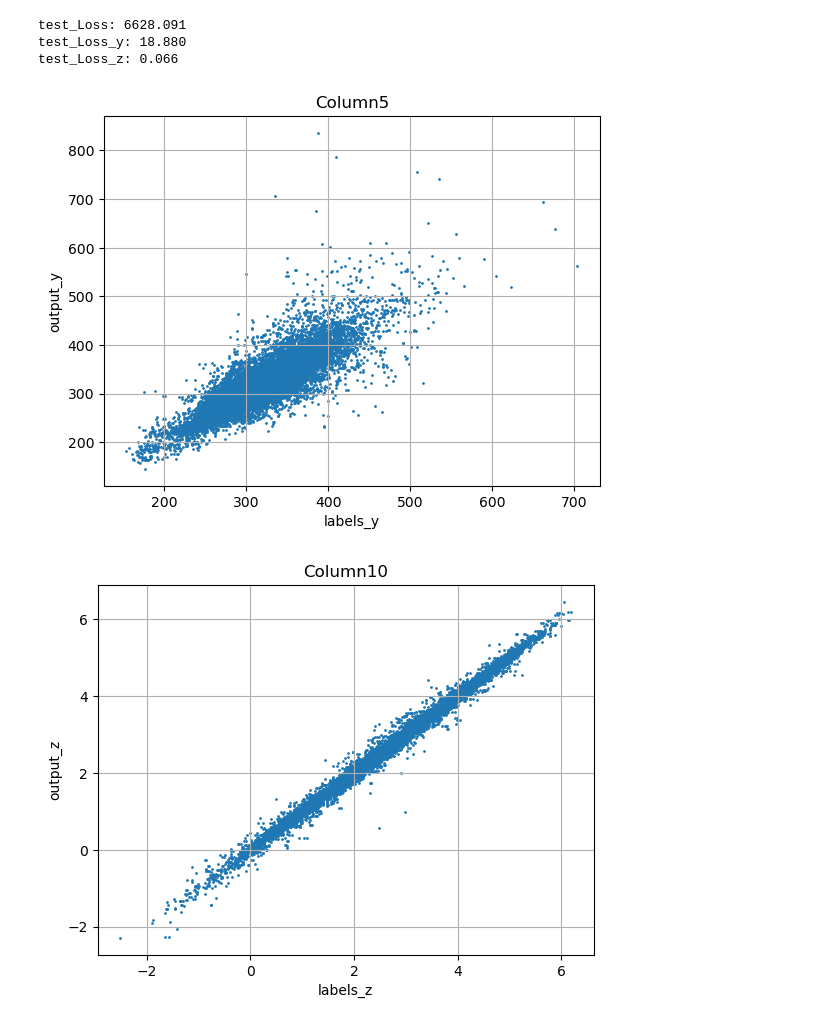
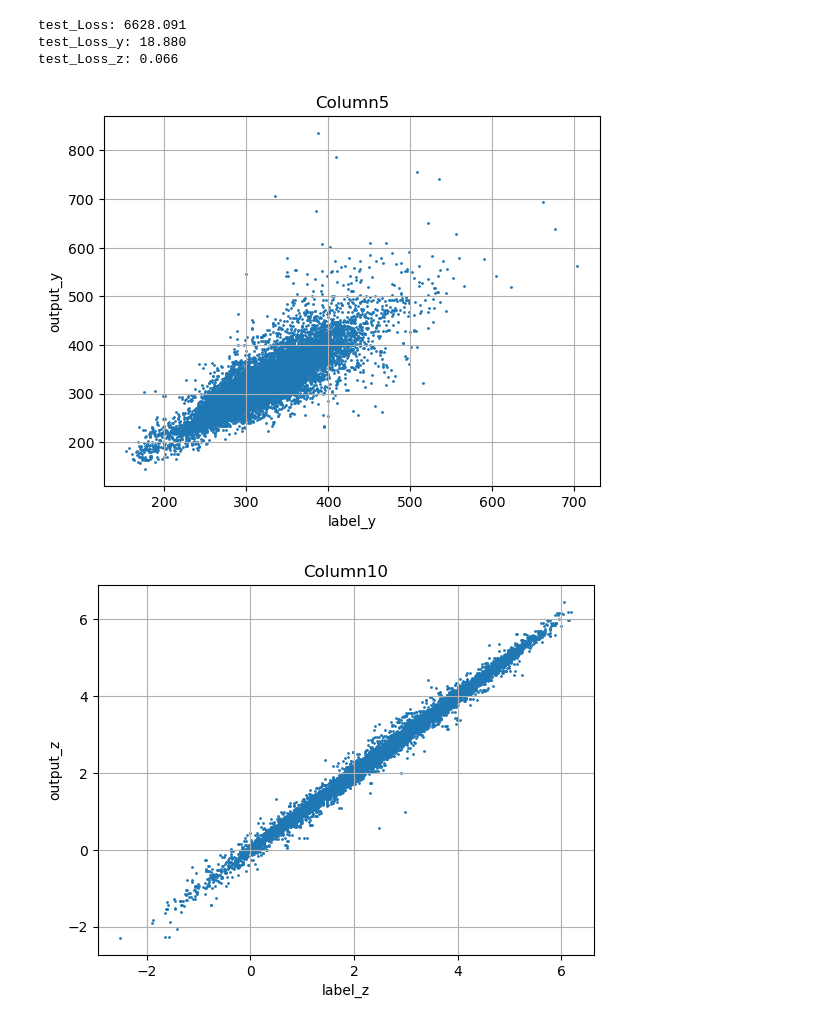
Before and after one commit to ishiken4869/LSTM_regression, a Jupyter notebook: LSTM_regression_multi_task.ipynb, the cells around one changed output. Cells and saved outputs as stored; diff of their text form; code cells hidden in the pictures.

```diff
--- a/LSTM_regression_multi_task.ipynb
+++ b/LSTM_regression_multi_task.ipynb
@@ -398,10 +398,10 @@ def test(dataset, test_dataset, model):
     lamda_z = LAMDA_Z
 
 
-    y_pred = []
-    z_pred = []
     output_y = []
     output_z = []
+    label_y = []
+    label_z = []
 
 
     test_dataloader = torch.utils.data.DataLoader(test_dataset, batch_size=batch_size, drop_last=True)
@@ -432,19 +432,19 @@ def test(dataset, test_dataset, model):
         state_c = state_c.detach()
 
 
-        y_pred.append(output_permute[0][dataset.max_length-1].cpu().detach().numpy())
-        z_pred.append(output_permute[1][dataset.max_length-1].cpu().detach().numpy())
-        output_y.append(y.cpu().detach().numpy())
-        output_z.append(z.cpu().detach().numpy())
+        output_y.append(output_permute[0][dataset.max_length-1].cpu().detach().numpy())
+        output_z.append(output_permute[1][dataset.max_length-1].cpu().detach().numpy())
+        label_y.append(y.cpu().detach().numpy())
+        label_z.append(z.cpu().detach().numpy())
 
 
     average_total_loss = total_test_loss / len(test_dataloader)
     average_total_loss_y = total_test_loss_y / len(test_dataloader)
     average_total_loss_z = total_test_loss_z / len(test_dataloader)
 
-    return average_total_loss, average_total_loss_y, average_total_loss_z, y_pred, z_pred, output_y, output_z
+    return average_total_loss, average_total_loss_y, average_total_loss_z, output_y, output_z, label_y, label_z
 # %%
-average_total_loss, average_total_loss_y, average_total_loss_z, y_pred, z_pred, output_y, output_z = test(dataset, test_dataset, model)
+average_total_loss, average_total_loss_y, average_total_loss_z, output_y, output_z, label_y, label_z = test(dataset, test_dataset, model)
 
 print("test_Loss: {:.3f}".format(average_total_loss))
 print("test_Loss_y: {:.3f}".format(average_total_loss_y))
@@ -456,22 +456,22 @@ test_Loss_z: 0.066
 # %%
 
 import matplotlib.pyplot as plt
-plt.scatter(y_pred, output_y, s=1)
+plt.scatter(output_y, label_y, s=1)
 plt.title(REGRESSION_COL_y)
-plt.xlabel("labels_y")
+plt.xlabel("label_y")
 plt.ylabel("output_y")
 plt.grid(True)
 
 plt.show()
 # %% [output]
-[figure, old version]
+[figure, new version]
 # %%
-plt.scatter(z_pred, output_z, s=1)
+plt.scatter(output_z, label_z, s=1)
 plt.title(REGRESSION_COL_z)
-plt.xlabel("labels_z")
+plt.xlabel("label_z")
 plt.ylabel("output_z")
 plt.grid(True)
 
 plt.show()
 # %% [output]
-[figure, old version]
+[figure, new version]
```
